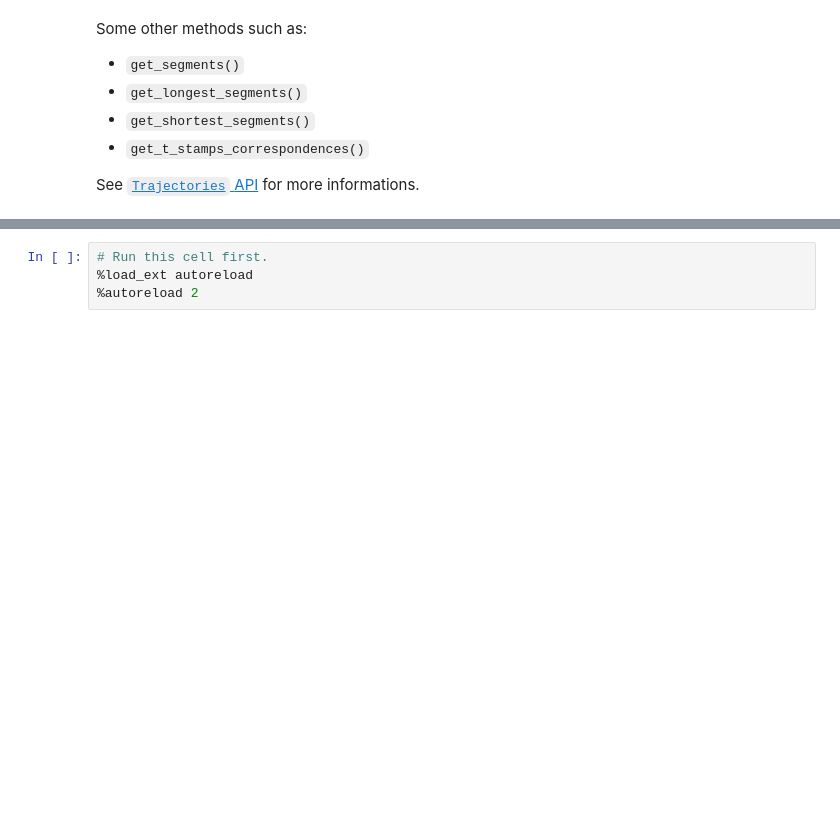
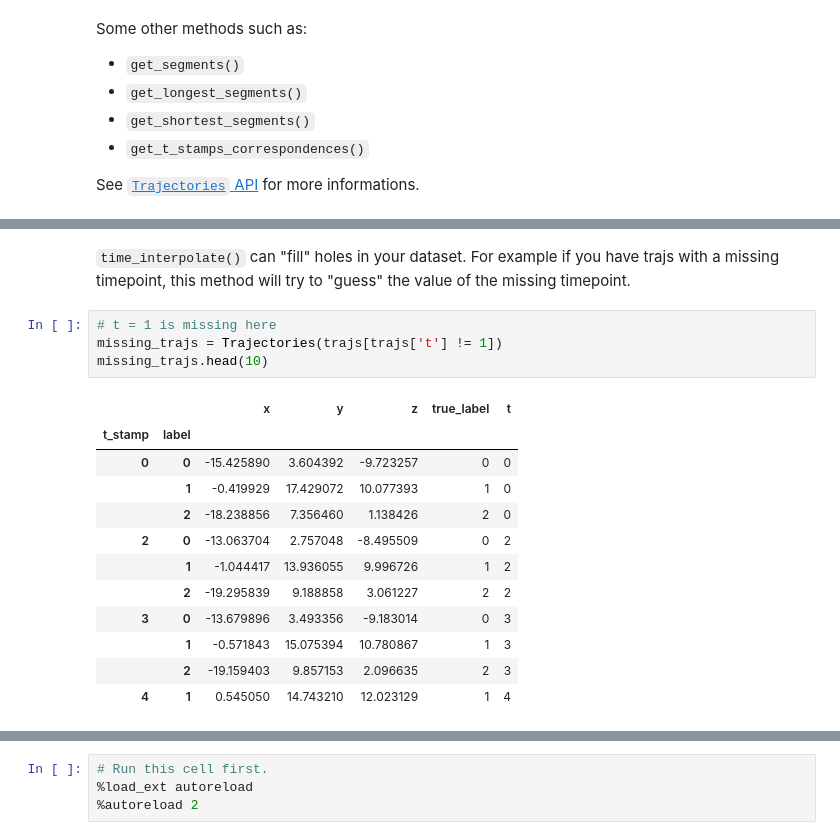
Before and after one commit to bnoi/scikit-tracker, a Jupyter notebook: doc/source/basics/trajectories.ipynb, the cells around one changed output, grey strips where cells are left out. Cells and saved outputs as stored; diff of their text form; blank space fills up the shorter version.

```diff
--- a/doc/source/basics/trajectories.ipynb
+++ b/doc/source/basics/trajectories.ipynb
@@ -166,0 +197,19 @@ Automatic objects detection and tracking is very powerfull. However sometime you
+# %% [markdown]
+`time_interpolate()` can "fill" holes in your dataset. For example if you have trajs with a missing timepoint, this method will try to "guess" the value of the missing timepoint.
+# %%
+# t = 1 is missing here
+missing_trajs = Trajectories(trajs[trajs['t'] != 1])
+missing_trajs.head(10)
+# %% [output]
+|  |  | x | y | z | true_label | t |
+| t_stamp | label |  |  |  |  |  |
+| 0 | 0 | -15.425890 | 3.604392 | -9.723257 | 0 | 0 |
+|  | 1 | -0.419929 | 17.429072 | 10.077393 | 1 | 0 |
+|  | 2 | -18.238856 | 7.356460 | 1.138426 | 2 | 0 |
+| 2 | 0 | -13.063704 | 2.757048 | -8.495509 | 0 | 2 |
+|  | 1 | -1.044417 | 13.936055 | 9.996726 | 1 | 2 |
+|  | 2 | -19.295839 | 9.188858 | 3.061227 | 2 | 2 |
+| 3 | 0 | -13.679896 | 3.493356 | -9.183014 | 0 | 3 |
+|  | 1 | -0.571843 | 15.075394 | 10.780867 | 1 | 3 |
+|  | 2 | -19.159403 | 9.857153 | 2.096635 | 2 | 3 |
+| 4 | 1 | 0.545050 | 14.743210 | 12.023129 | 1 | 4 |
```
Also changed, not shown: parts of 25 cells of this notebook, 3 other files.
